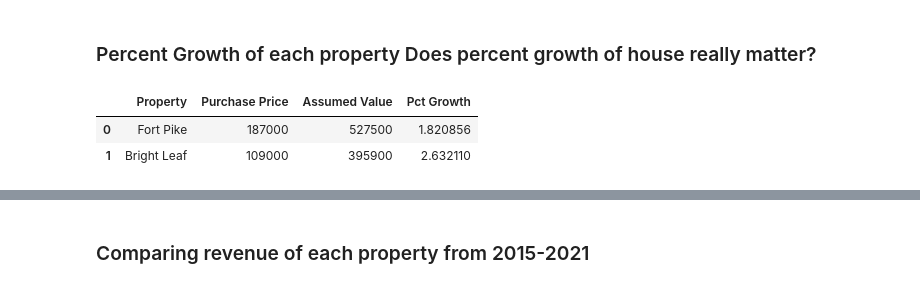
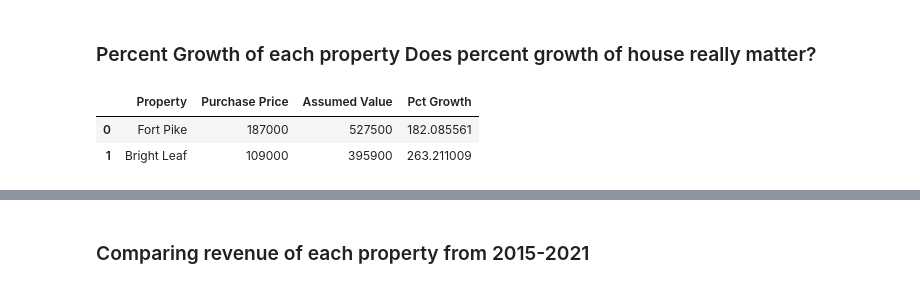
Before and after one commit to TysonTran/LV_Real_Estate, a Jupyter notebook: LV Real Estate Analysis.ipynb, the cells around one changed output, grey strips where cells are left out. Drawn from its saved outputs; the diff is of its cells as text; code cells hidden in the pictures.

```diff
--- a/LV Real Estate Analysis.ipynb
+++ b/LV Real Estate Analysis.ipynb
@@ -86,21 +86,21 @@ df.drop(["Unnamed: 0", "Date", "Num", "Clr", "Balance", "Memo", "is_bright_leaf"
 # %%
 def perct_growth(row):
     return (row["Assumed Value"] - row["Purchase Price"])/row["Purchase Price"]
 
 
 prop_data = {
     "Property":["Fort Pike", "Bright Leaf"],
     "Purchase Price": [187000, 109000],
     "Assumed Value": [527500, 395900]
 }
 
 prop = pd.DataFrame(data = prop_data)
-prop["Pct Growth"] = prop.apply(perct_growth, axis=1)
+prop["Pct Growth"] = prop.apply(perct_growth, axis=1)*100
 prop
 # %% [output]
 |  | Property | Purchase Price | Assumed Value | Pct Growth |
-| 0 | Fort Pike | 187000 | 527500 | 1.820856 |
-| 1 | Bright Leaf | 109000 | 395900 | 2.632110 |
+| 0 | Fort Pike | 187000 | 527500 | 182.085561 |
+| 1 | Bright Leaf | 109000 | 395900 | 263.211009 |
 # %%
 fig = px.bar(prop, x="Property", y="Pct Growth", color="Property", title="Percent Growth of Property")
 fig.show()
```
Also changed, not shown: 1 other file.
